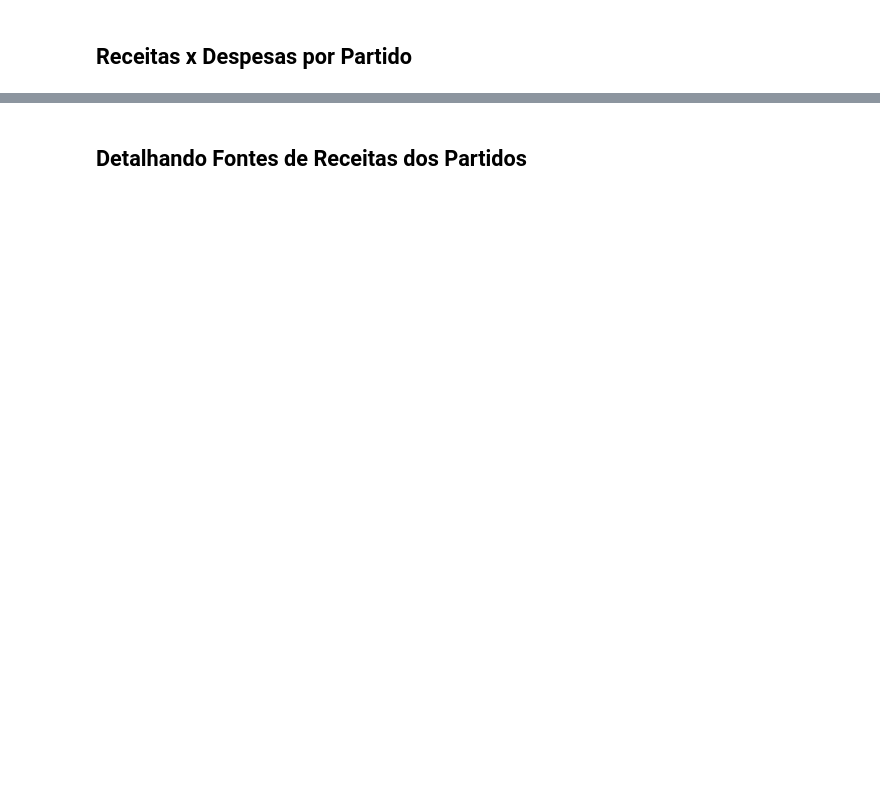
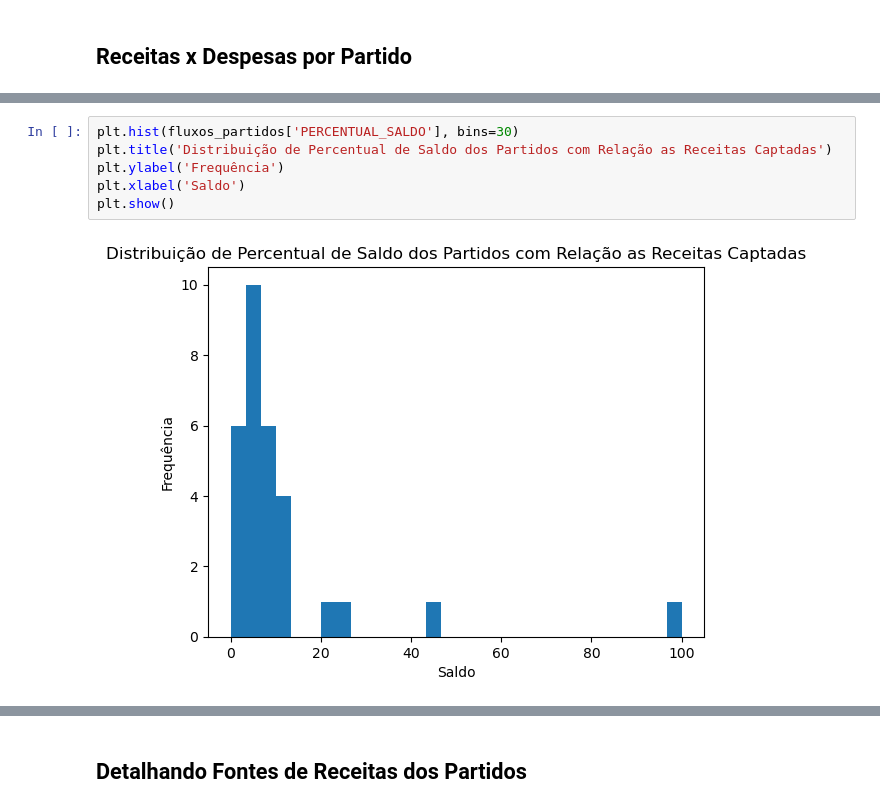
Before and after one commit to devBino/analise_dados_cases, a Jupyter notebook: prestacao_contas_partidos/prest_parana.ipynb, the cells around one changed output, grey strips where cells are left out. Drawn from its saved outputs; the diff is of its cells as text; blank space fills up the shorter version.

```diff
--- a/prestacao_contas_partidos/prest_parana.ipynb
+++ b/prestacao_contas_partidos/prest_parana.ipynb
@@ -49 +118,9 @@ display(fluxos_partidos)
+# %%
+plt.hist(fluxos_partidos['PERCENTUAL_SALDO'], bins=30)
+plt.title('Distribuição de Percentual de Saldo dos Partidos com Relação as Receitas Captadas')
+plt.ylabel('Frequência')
+plt.xlabel('Saldo')
+plt.show()
+# %% [output]
+[figure, added]
 # %% [markdown]
```
Also changed, not shown: parts of 11 cells of this notebook.
